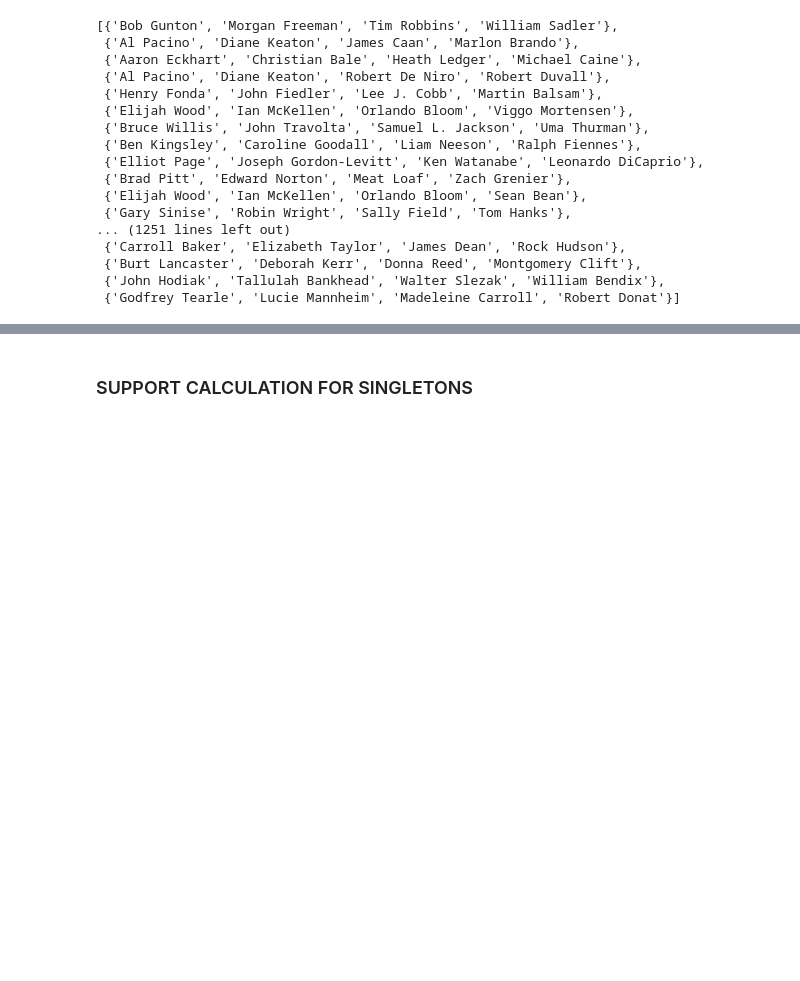
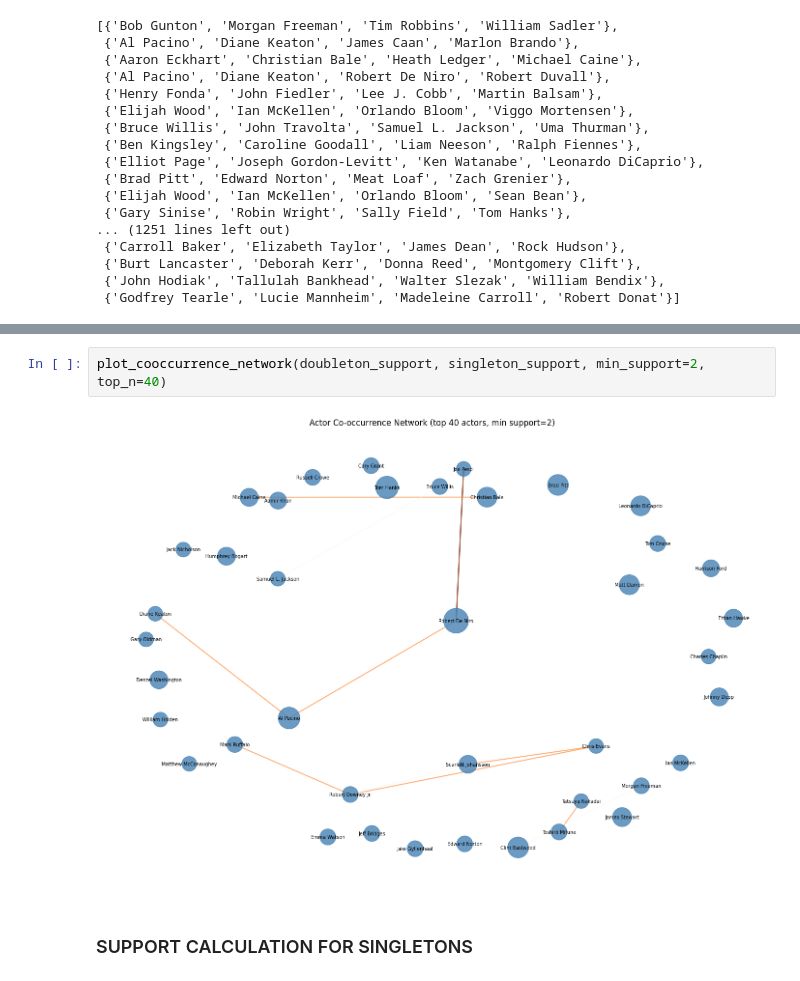
Before and after one commit to bercaakbayir/unimi-dse-amd-assignment, a Jupyter notebook: main.ipynb, the cells around one changed output, grey strips where cells are left out. Cells and saved outputs as stored; diff of their text form; blank space fills up the shorter version.

Commit message:
added graph and support/confidence/interest visualizations

```diff
--- a/main.ipynb
+++ b/main.ipynb
@@ -109,3 +160,7 @@ baskets
+# %%
+plot_cooccurrence_network(doubleton_support, singleton_support, min_support=2, top_n=40)
+# %% [output]
+[figure, added]
 # %% [markdown]
 ### SUPPORT CALCULATION FOR SINGLETONS
 # %%
```
Also changed, not shown: parts of 5 cells of this notebook.
